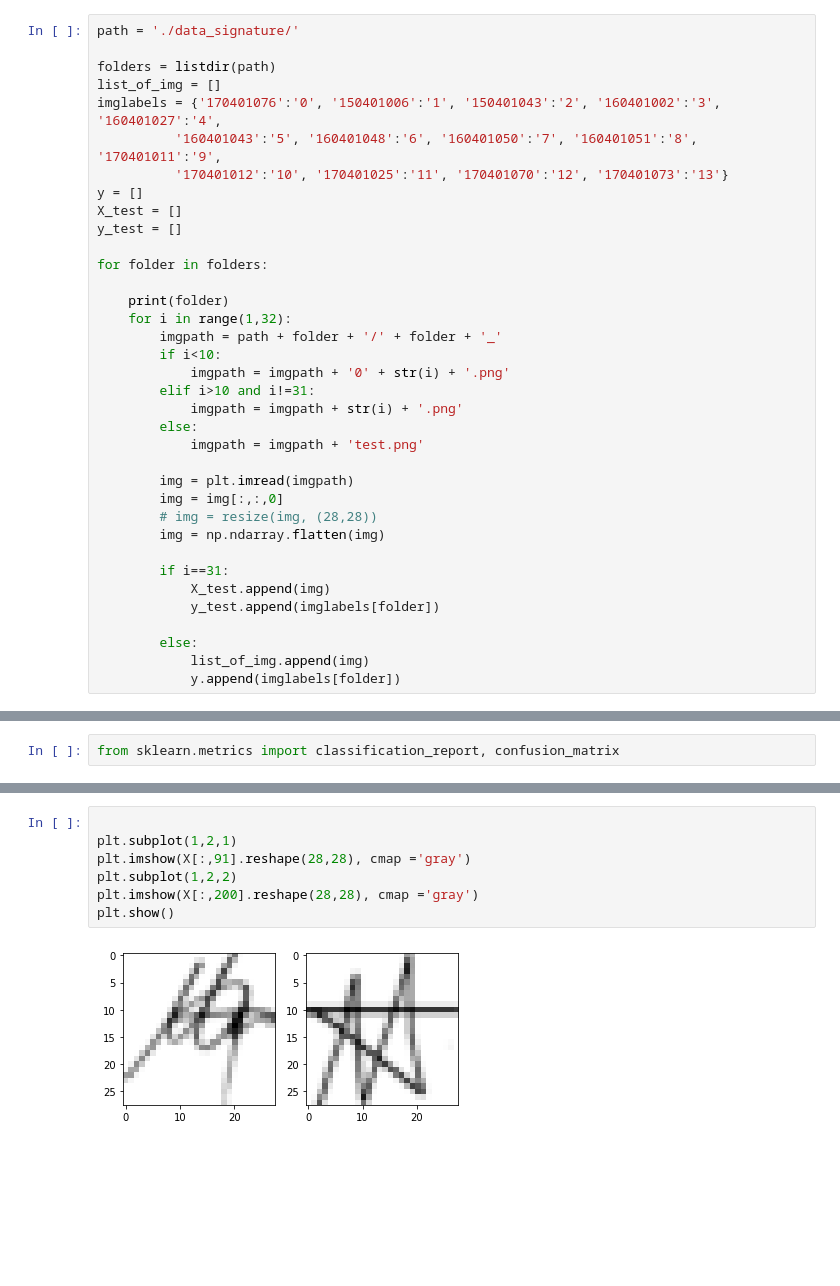
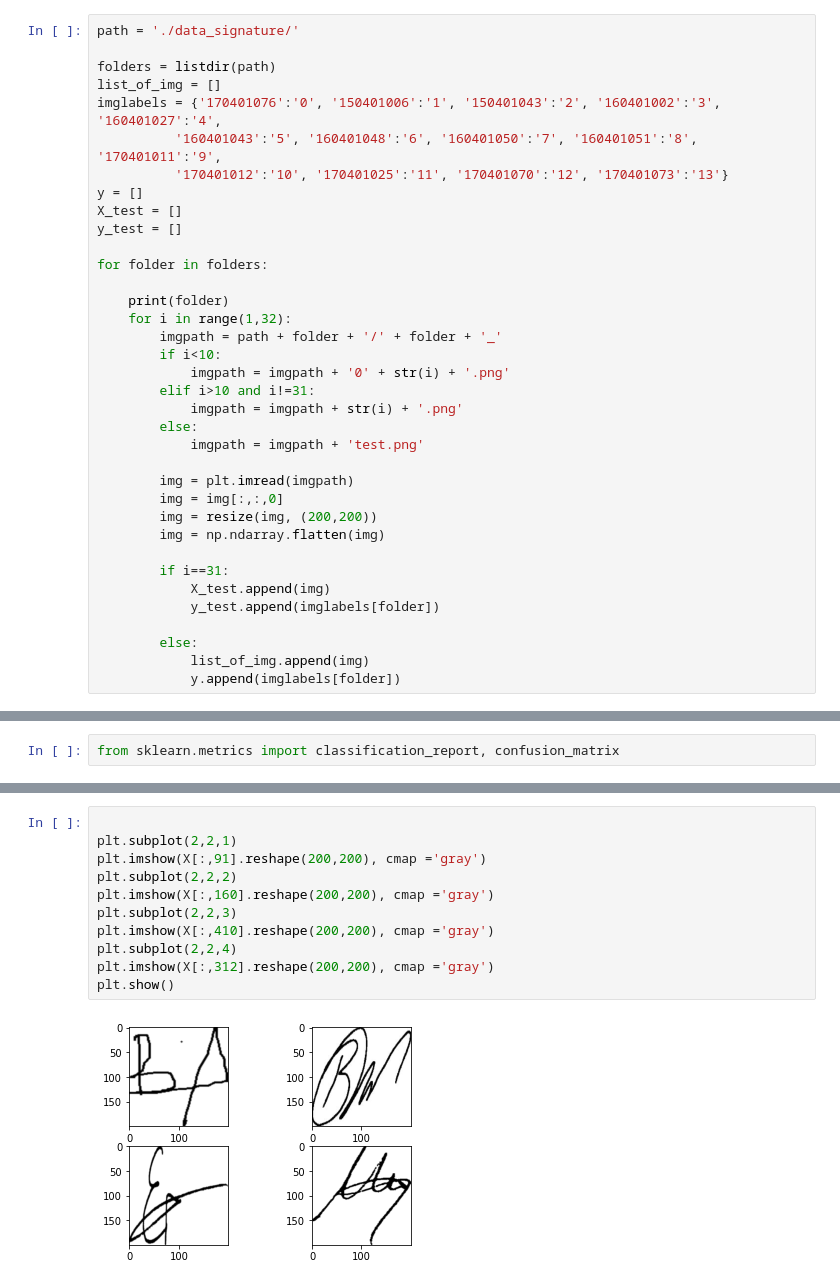
Before and after one commit to akbulutmustafa/Image-Processing, a Jupyter notebook: imzaData2.ipynb, the cells around one changed output, grey strips where cells are left out. Saved outputs shown, nothing was run; the diff lists cells and outputs as text; blank space fills up the shorter version.

```diff
--- a/imzaData2.ipynb
+++ b/imzaData2.ipynb
@@ -31,7 +31,7 @@ for folder in folders:
 
         img = plt.imread(imgpath)
         img = img[:,:,0]
-        # img = resize(img, (28,28))
+        img = resize(img, (200,200))
         img = np.ndarray.flatten(img)
 
         if i==31:
@@ -251,9 +251,13 @@ weighted avg       1.00      0.71      0.80        14
 # %%
 
-plt.subplot(1,2,1)
-plt.imshow(X[:,91].reshape(28,28), cmap ='gray')
-plt.subplot(1,2,2)
-plt.imshow(X[:,200].reshape(28,28), cmap ='gray')
+plt.subplot(2,2,1)
+plt.imshow(X[:,91].reshape(200,200), cmap ='gray')
+plt.subplot(2,2,2)
+plt.imshow(X[:,160].reshape(200,200), cmap ='gray')
+plt.subplot(2,2,3)
+plt.imshow(X[:,410].reshape(200,200), cmap ='gray')
+plt.subplot(2,2,4)
+plt.imshow(X[:,312].reshape(200,200), cmap ='gray')
 plt.show()
 # %% [output]
-[figure, old version]
+[figure, new version]
```
Also changed, not shown: parts of 7 cells of this notebook.
